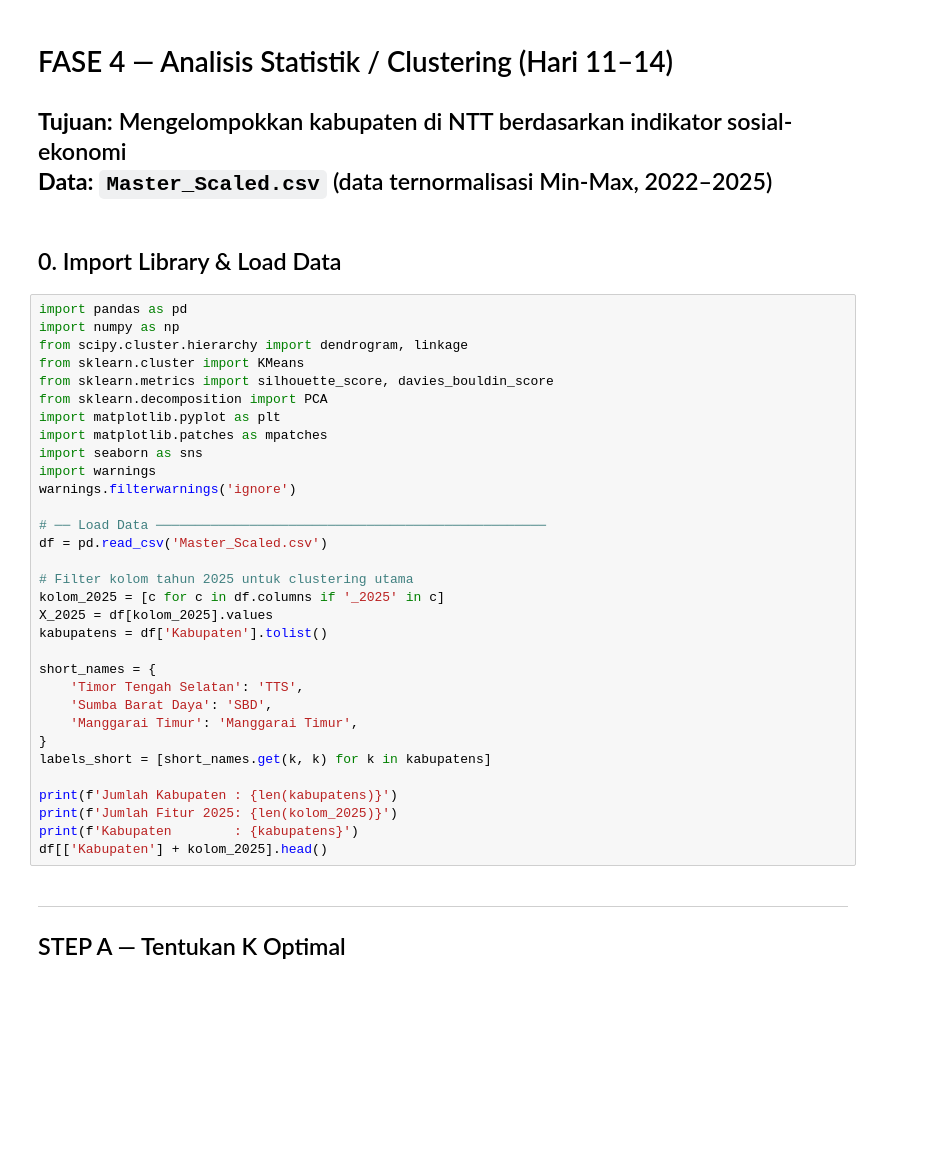
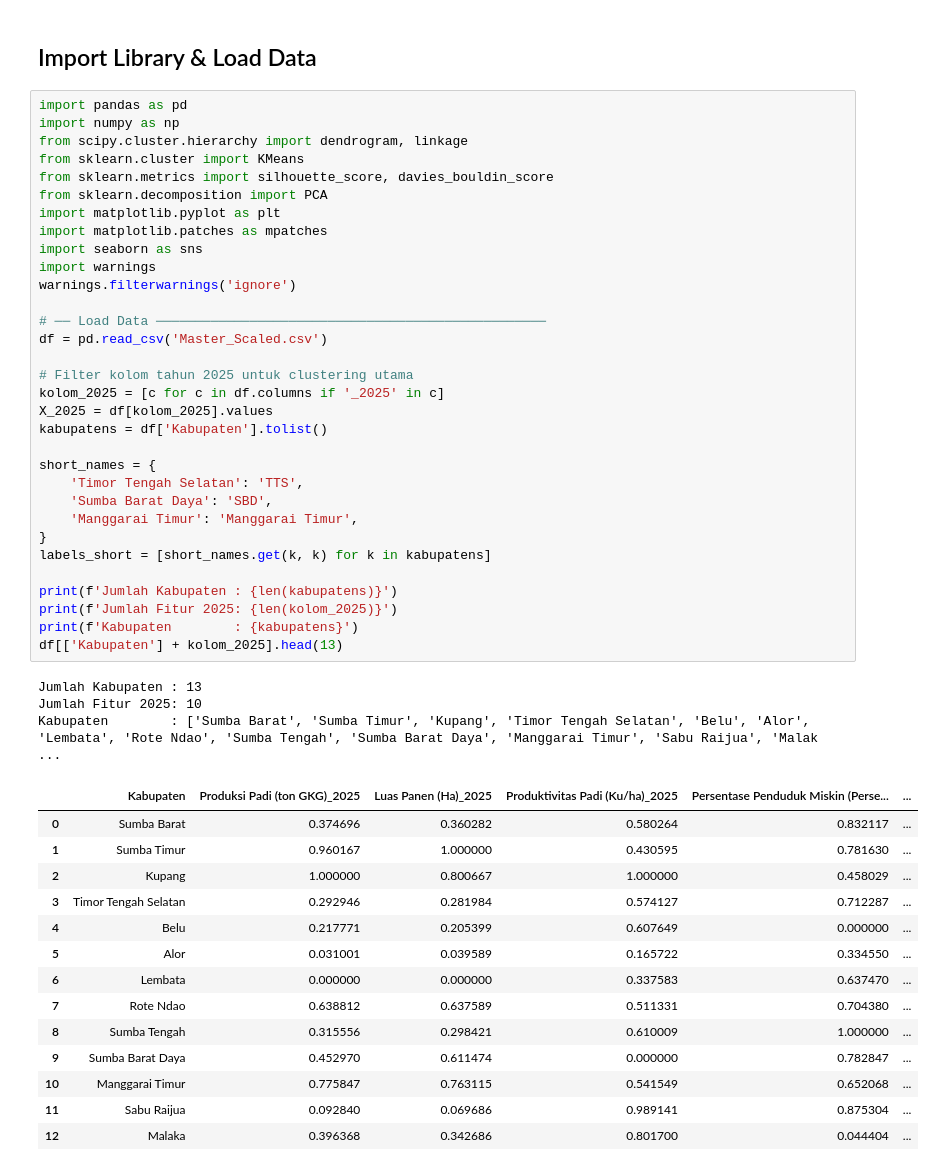
Before and after one commit to aeyy0315/SEC_SatriaData, a Jupyter notebook: Data/AnalisisStatistik_Clustering.ipynb, the cells around one changed output. Drawn from its saved outputs; the diff is of its cells as text; blank space fills up the shorter version.

```diff
--- a/Data/AnalisisStatistik_Clustering.ipynb
+++ b/Data/AnalisisStatistik_Clustering.ipynb
@@ -1,43 +1,53 @@
-# %% [markdown]
-# FASE 4 — Analisis Statistik / Clustering (Hari 11–14)
-**Tujuan:** Mengelompokkan kabupaten di NTT berdasarkan indikator sosial-ekonomi
-**Data:** `Master_Scaled.csv` (data ternormalisasi Min-Max, 2022–2025)
----
 # %% [markdown]
-## 0. Import Library & Load Data
+## Import Library & Load Data
 # %%
 import pandas as pd
 import numpy as np
 from scipy.cluster.hierarchy import dendrogram, linkage
 from sklearn.cluster import KMeans
 from sklearn.metrics import silhouette_score, davies_bouldin_score
 from sklearn.decomposition import PCA
 import matplotlib.pyplot as plt
 import matplotlib.patches as mpatches
 import seaborn as sns
 import warnings
 warnings.filterwarnings('ignore')
 
 # ── Load Data ──────────────────────────────────────────────────
 df = pd.read_csv('Master_Scaled.csv')
 
 # Filter kolom tahun 2025 untuk clustering utama
 kolom_2025 = [c for c in df.columns if '_2025' in c]
 X_2025 = df[kolom_2025].values
 kabupatens = df['Kabupaten'].tolist()
 
 short_names = {
     'Timor Tengah Selatan': 'TTS',
     'Sumba Barat Daya': 'SBD',
     'Manggarai Timur': 'Manggarai Timur',
 }
 labels_short = [short_names.get(k, k) for k in kabupatens]
 
 print(f'Jumlah Kabupaten : {len(kabupatens)}')
 print(f'Jumlah Fitur 2025: {len(kolom_2025)}')
 print(f'Kabupaten        : {kabupatens}')
-df[['Kabupaten'] + kolom_2025].head()
+df[['Kabupaten'] + kolom_2025].head(13)
+# %% [output]
+Jumlah Kabupaten : 13
+Jumlah Fitur 2025: 10
+Kabupaten        : ['Sumba Barat', 'Sumba Timur', 'Kupang', 'Timor Tengah Selatan', 'Belu', 'Alor', 'Lembata', 'Rote Ndao', 'Sumba Tengah', 'Sumba Barat Daya', 'Manggarai Timur', 'Sabu Raijua', 'Malak ...
+|  | Kabupaten | Produksi Padi (ton GKG)_2025 | Luas Panen (Ha)_2025 | Produktivitas Padi (Ku/ha)_2025 | Persentase Penduduk Miskin (Perse... | ... |
+| 0 | Sumba Barat | 0.374696 | 0.360282 | 0.580264 | 0.832117 | ... |
+| 1 | Sumba Timur | 0.960167 | 1.000000 | 0.430595 | 0.781630 | ... |
+| 2 | Kupang | 1.000000 | 0.800667 | 1.000000 | 0.458029 | ... |
+| 3 | Timor Tengah Selatan | 0.292946 | 0.281984 | 0.574127 | 0.712287 | ... |
+| 4 | Belu | 0.217771 | 0.205399 | 0.607649 | 0.000000 | ... |
+| 5 | Alor | 0.031001 | 0.039589 | 0.165722 | 0.334550 | ... |
+| 6 | Lembata | 0.000000 | 0.000000 | 0.337583 | 0.637470 | ... |
+| 7 | Rote Ndao | 0.638812 | 0.637589 | 0.511331 | 0.704380 | ... |
+| 8 | Sumba Tengah | 0.315556 | 0.298421 | 0.610009 | 1.000000 | ... |
+| 9 | Sumba Barat Daya | 0.452970 | 0.611474 | 0.000000 | 0.782847 | ... |
+| 10 | Manggarai Timur | 0.775847 | 0.763115 | 0.541549 | 0.652068 | ... |
+| 11 | Sabu Raijua | 0.092840 | 0.069686 | 0.989141 | 0.875304 | ... |
+| 12 | Malaka | 0.396368 | 0.342686 | 0.801700 | 0.044404 | ... |
-# %% [markdown]
----
-## STEP A — Tentukan K Optimal
 # %% [markdown]
```
Also changed, not shown: parts of 29 cells of this notebook, 1 other file.
